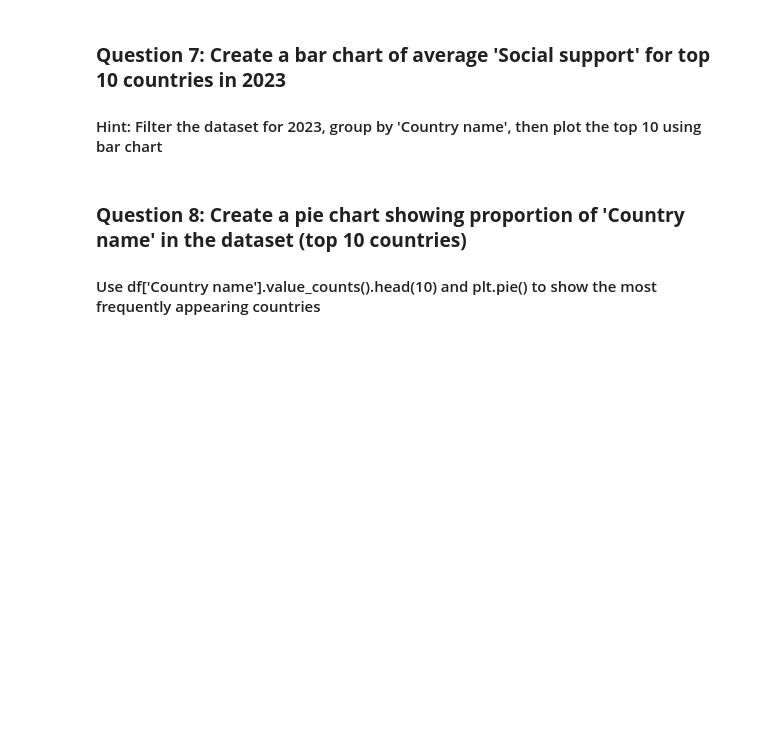
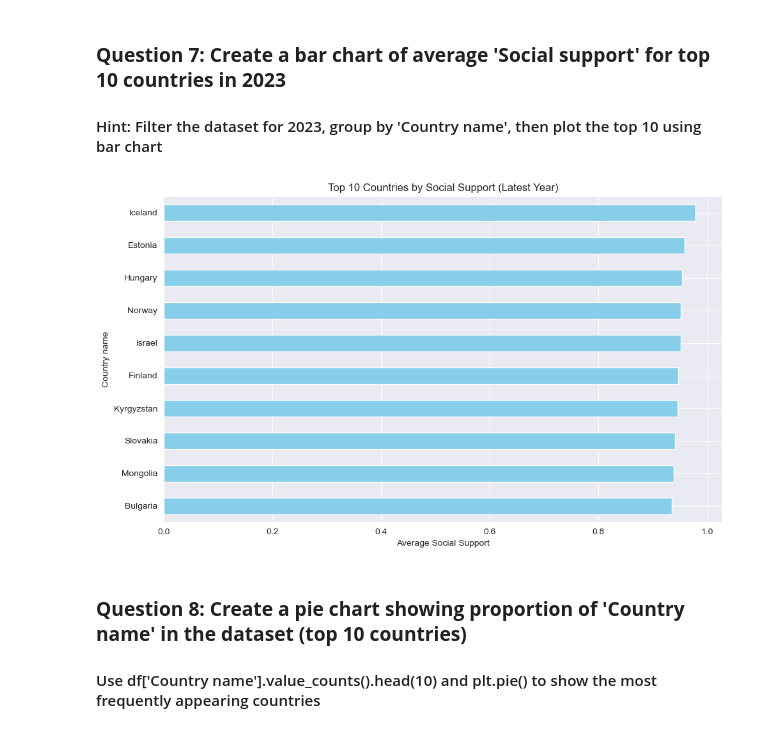
Before and after one commit to 01Qin/DataAnalytics, a Jupyter notebook: week 6/hands_on_python_practice 6.ipynb, the cells around one changed output. Saved outputs shown, nothing was run; the diff lists cells and outputs as text; code cells hidden in the pictures; blank space fills up the shorter version.

Commit message:
Create a bar chart of average 'Social support' for top 10 countries in 2023

```diff
--- a/week 6/hands_on_python_practice 6.ipynb
+++ b/week 6/hands_on_python_practice 6.ipynb
@@ -185,6 +185,33 @@ plt.show()
 #### Hint: Filter the dataset for 2023, group by 'Country name', then plot the top 10 using bar chart
 # %%
 # Your code here:
+# Plot the Top 10 Countries by Social Support (2023)
+
+plt.figure(figsize=(10, 6))  # Set the figure size
+
+# Filter dataset for the most recent year
+df_latest = df[df['year'] == df['year'].max()]
+
+# Calculate average social support by country and select the top 10
+avg_social = df_latest.groupby('Country name')['Social support'].mean().sort_values(ascending=False).head(10)
+
+# Create a horizontal bar plot
+avg_social.plot(kind='barh', color='skyblue')
+
+# Set axis labels and title
+plt.xlabel('Average Social Support')
+plt.title('Top 10 Countries by Social Support (2023)')
+
+# Invert y-axis so highest value appears at the top
+plt.gca().invert_yaxis()
+
+# Adjust layout to avoid label cutoff
+plt.tight_layout()
+
+# Show the plot
+plt.show()
+# %% [output]
+[figure, added]
 # %% [markdown]
 ### **Question 8: Create a pie chart showing proportion of 'Country name' in the dataset (top 10 countries)**
 #### Use df['Country name'].value_counts().head(10) and plt.pie() to show the most frequently appearing countries
```
Also changed, not shown: 2 other files.
